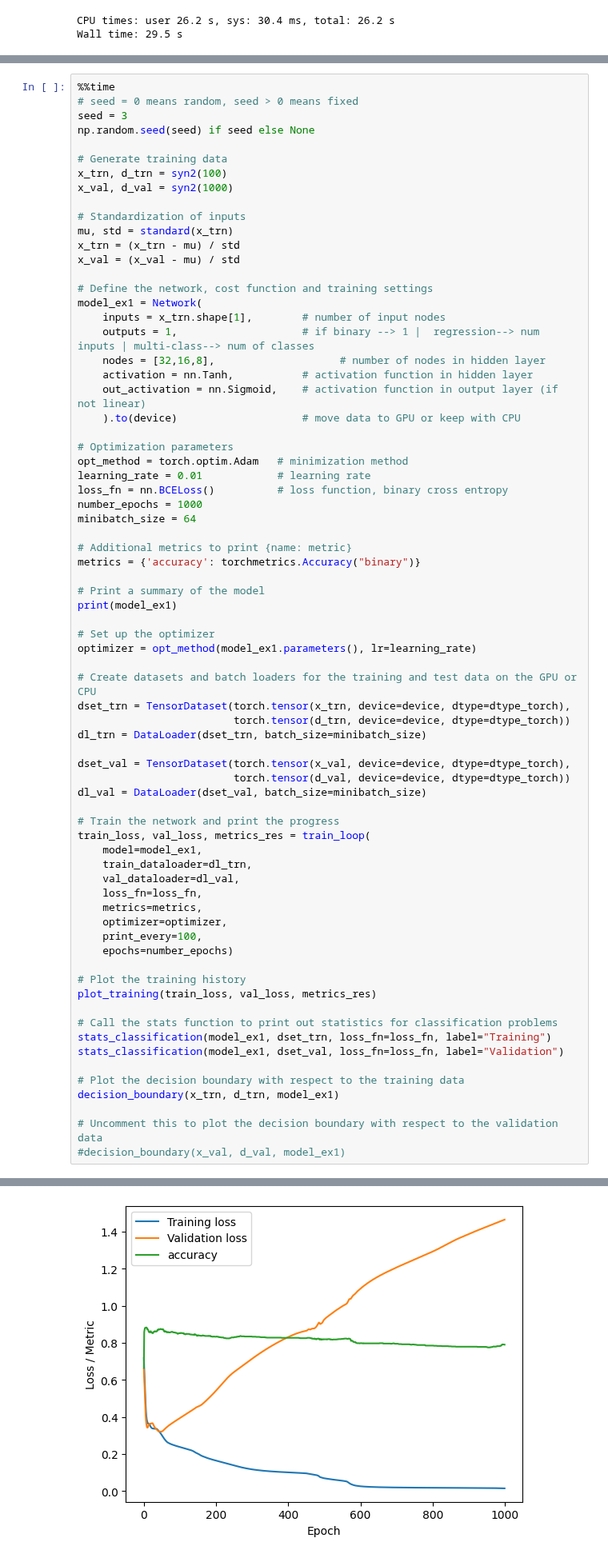
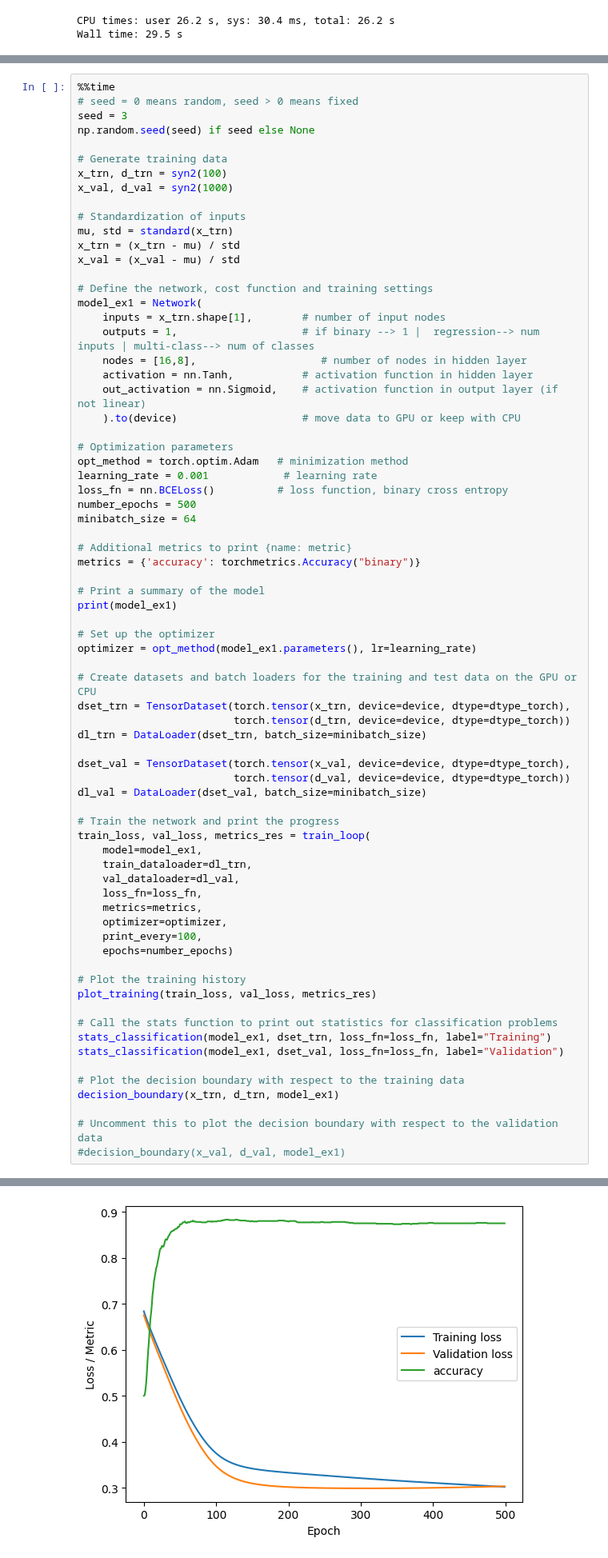
Before and after one commit to myngoc-trg/BERN04_ANN_DeepLearning, a Jupyter notebook: Lab_2/lab2.ipynb, the cells around one changed output, grey strips where cells are left out. Shown at 80% size. Saved outputs shown, nothing was run; the diff lists cells and outputs as text.

```diff
--- a/Lab_2/lab2.ipynb
+++ b/Lab_2/lab2.ipynb
@@ -944,16 +944,16 @@ x_val = (x_val - mu) / std
 model_ex1 = Network(
     inputs = x_trn.shape[1],        # number of input nodes
     outputs = 1,                    # if binary --> 1 |  regression--> num inputs | multi-class--> num of classes
-    nodes = [32,16,8],                    # number of nodes in hidden layer
+    nodes = [16,8],                    # number of nodes in hidden layer
     activation = nn.Tanh,           # activation function in hidden layer
     out_activation = nn.Sigmoid,    # activation function in output layer (if not linear)
     ).to(device)                    # move data to GPU or keep with CPU
 
 # Optimization parameters
 opt_method = torch.optim.Adam   # minimization method
-learning_rate = 0.01            # learning rate
+learning_rate = 0.001            # learning rate
 loss_fn = nn.BCELoss()          # loss function, binary cross entropy
-number_epochs = 1000
+number_epochs = 500
 minibatch_size = 64
 
 # Additional metrics to print {name: metric}
@@ -1018,2 +1018,2 @@ accuracy 0.79
-[figure, old version]
+[figure, new version]
 *** STATISTICS for Training Data ***
```
Also changed, not shown: parts of 2 cells of this notebook.
